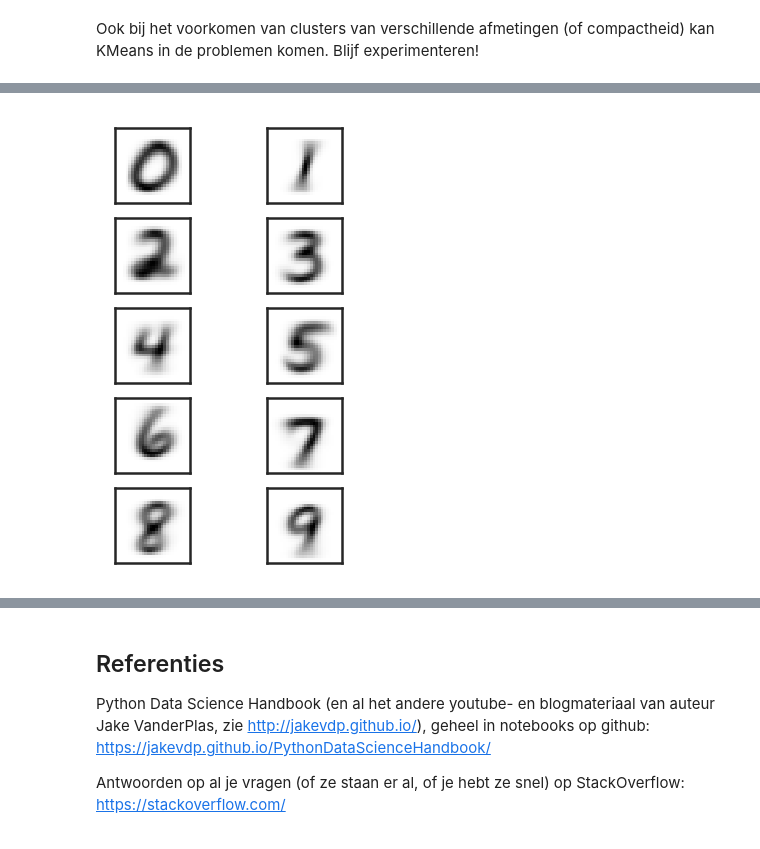
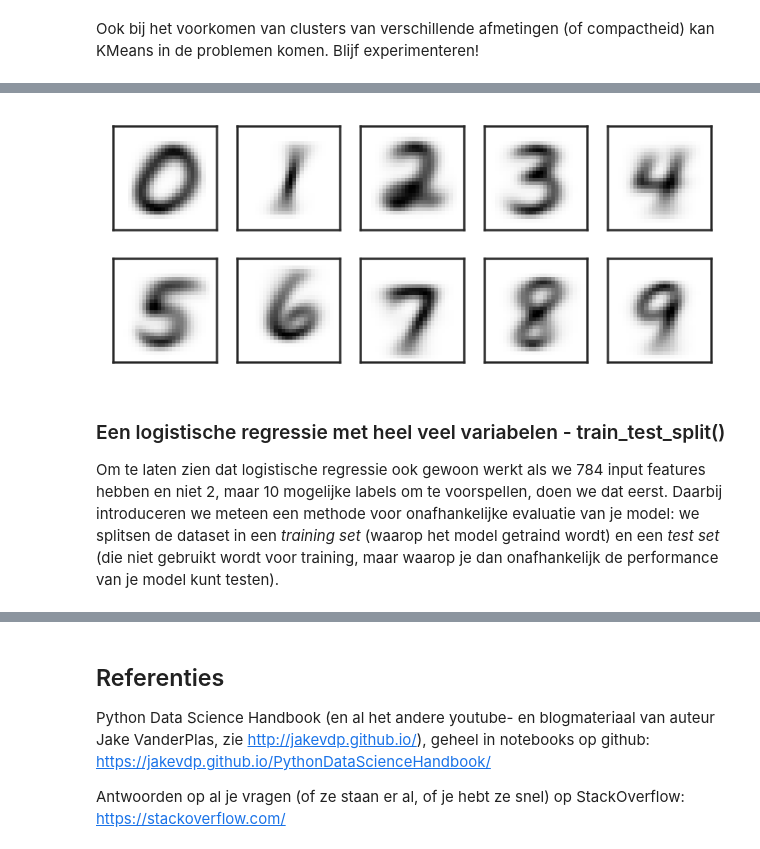
Before and after one commit to harcel/PyDataScienceIntroNL, a Jupyter notebook: Instructie_4.ipynb, the cells around one changed output, grey strips where cells are left out. Saved outputs shown, nothing was run; the diff lists cells and outputs as text; code cells hidden in the pictures.

```diff
--- a/Instructie_4.ipynb
+++ b/Instructie_4.ipynb
@@ -200,11 +189,11 @@ X, y = mnist.data / 255., mnist.target
 imsize = 28
 
 # Bekijk van elk getal een random voorbeeld. Als je deze cell meerdere keren uitvoert krijg je steeds een nieuwe serie.
-plt.figure(figsize=[5, 8])
+plt.figure(figsize=[12, 5])
 for target in range(10):
     deze = np.random.choice(np.where(y == target)[0])
     number = np.reshape(np.array(X[deze]), [imsize, imsize])
-    pp = plt.subplot(5, 2, target+1)
+    pp = plt.subplot(2, 5, target+1)
     pp.imshow(number, cmap='Greys')
     pp.set_xticklabels([])
     pp.set_yticklabels([])
@@ -213,16 +202,20 @@ for target in range(10):
 # %%
 # We kunnen ook het "gemiddelde plaatje" van elk cijfer laten zien.
 # Dit komt min of meer overeen met hetgeen we het model gaan trainen!
 
-plt.figure(figsize=[5, 8])
+plt.figure(figsize=[12, 5])
 for target in range(10):
     number = np.reshape( X[np.where(y==target)].mean(axis=0) , [imsize, imsize])
-    pp = plt.subplot(5, 2, target+1)
+    pp = plt.subplot(2, 5, target+1)
     pp.imshow(number, interpolation='nearest', cmap='Greys')
     pp.set_xticklabels([])
     pp.set_yticklabels([])
 # %% [output]
-[figure, old version]
+[figure, new version]
+# %% [markdown]
+### Een logistische regressie met heel veel variabelen - train_test_split()
+
+Om te laten zien dat logistische regressie ook gewoon werkt als we 784 input features hebben en niet 2, maar 10 mogelijke labels om te voorspellen, doen we dat eerst. Daarbij introduceren we meteen een methode voor onafhankelijke evaluatie van je model: we splitsen de dataset in een *training set* (waarop het model getraind wordt) en een *test set* (die niet gebruikt wordt voor training, maar waarop je dan onafhankelijk de performance van je model kunt testen).
 # %%
 labels = y
 features = X
```
Also changed, not shown: parts of 42 cells of this notebook, 1 other file.
